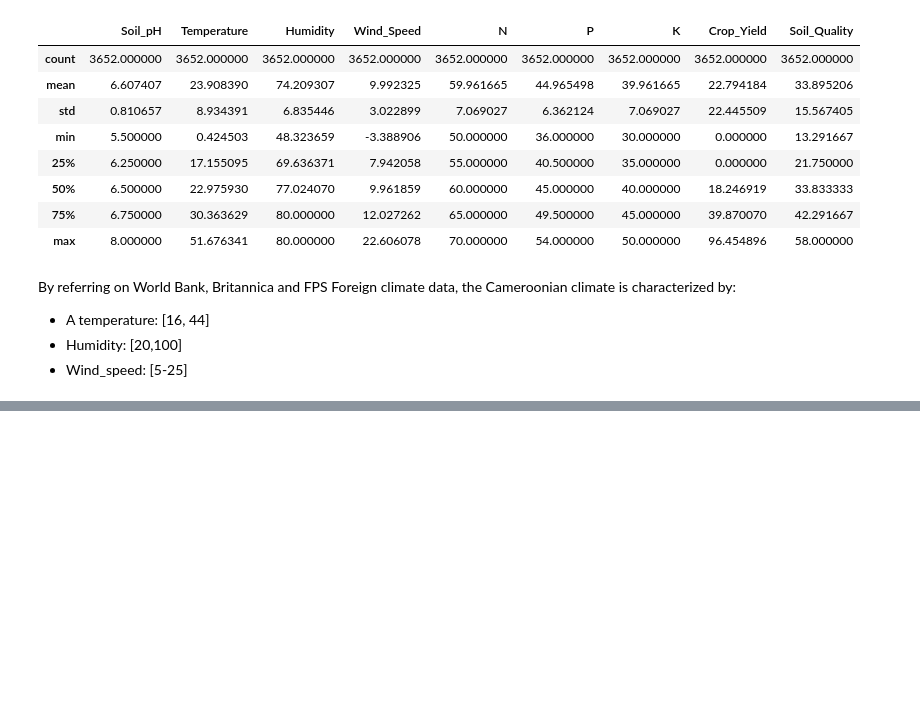
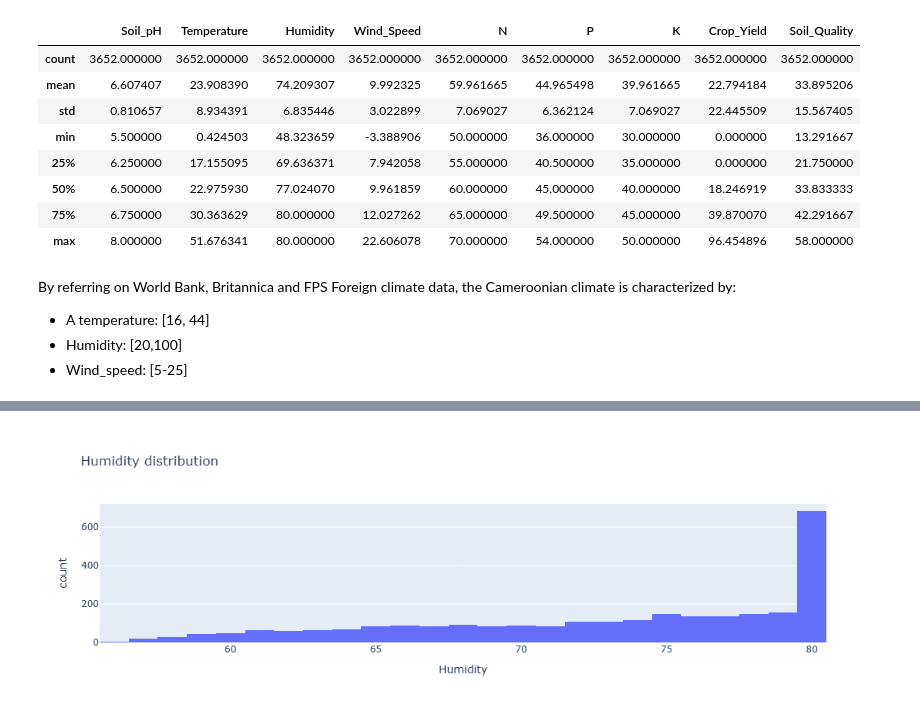
Before and after one commit to AtlasGreenEye/crop-yield-prediction, a Jupyter notebook: tomato-yield-predictor.ipynb, the cells around one changed output, grey strips where cells are left out. Cells and saved outputs as stored; diff of their text form; code cells hidden in the pictures; blank space fills up the shorter version.

```diff
--- a/tomato-yield-predictor.ipynb
+++ b/tomato-yield-predictor.ipynb
@@ -110,0 +132,6 @@ cmr_df = tomato_df[(tomato_df['temperature']<=44)
+# %%
+px.histogram(tomato_cmr_df,
+            x='Humidity',
+            title='Humidity distribution')
+# %% [output]
+[figure, added]
```
Also changed, not shown: parts of 12 cells of this notebook.
